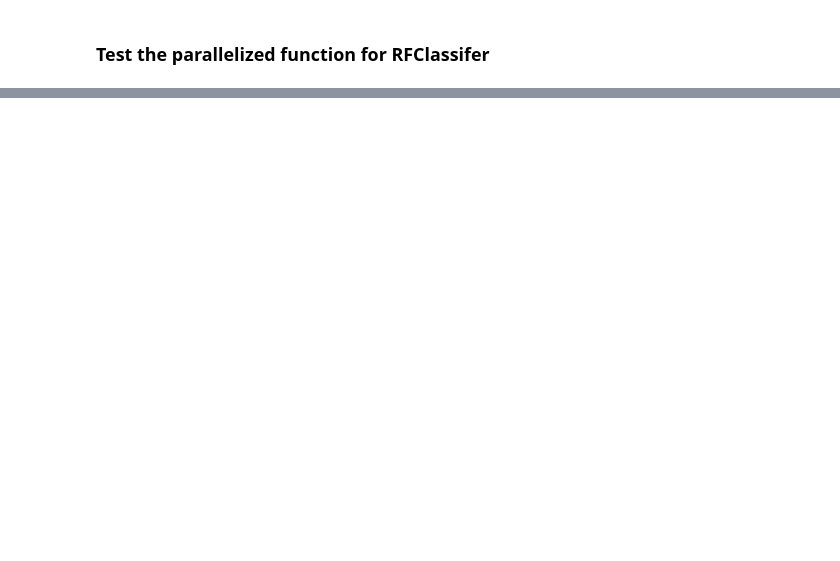
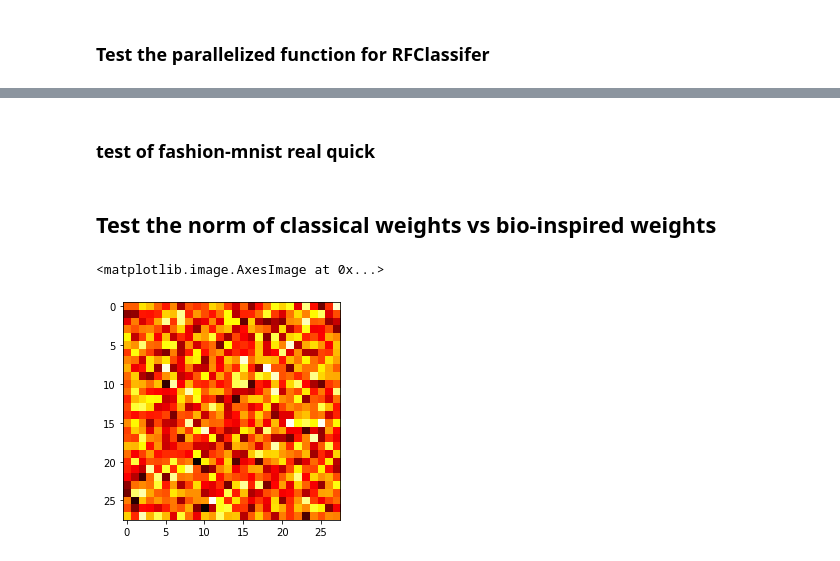
Before and after one commit to BruntonUWBio/structured-random-features, a Jupyter notebook: new_version/estimator_test.ipynb, the cells around one changed output, grey strips where cells are left out. Drawn from its saved outputs; the diff is of its cells as text; code cells hidden in the pictures; blank space fills up the shorter version.

```diff
--- a/new_version/estimator_test.ipynb
+++ b/new_version/estimator_test.ipynb
@@ -130,0 +107,2 @@ Wall time: 2min 26s
+# %% [markdown]
+### test of fashion-mnist real quick
@@ -130,0 +133,17 @@ Wall time: 2min 26s
+# %% [markdown]
+## Test the norm of classical weights vs bio-inspired weights
+# %%
+import numpy as np
+import numpy.linalg as la
+import matplotlib.pyplot as plt
+from estimator import classical_weights, V1_inspired_kernel_matrix, V1_inspired_weights,  V1_inspired_weights_for_center
+
+W = classical_weights(20, 784)
+W /= la.norm(W, axis=0).reshape(1, -1)
+K = np.dot(W.T, W)
+
+fig = plt.figure()
+plt.imshow(W[0].reshape(28, 28), cmap='hot')
+# %% [output]
+<matplotlib.image.AxesImage at 0x...>
+[figure, added]
```
Also changed, not shown: parts of 14 cells of this notebook, 34 other files.
